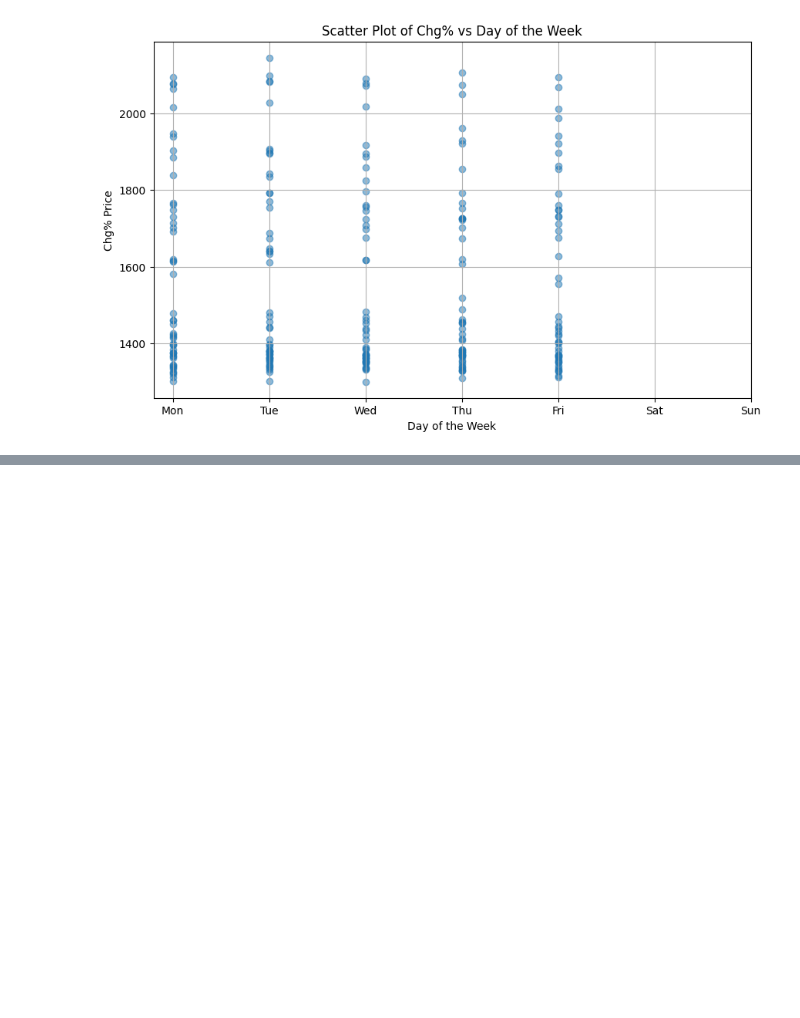
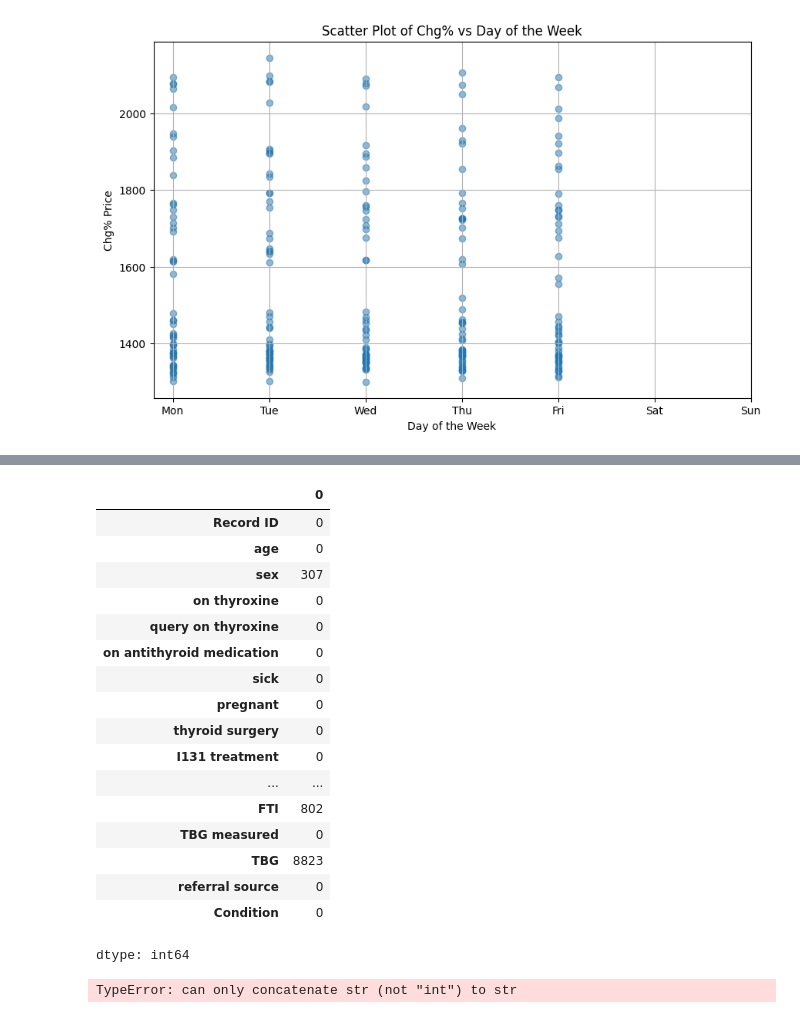
Before and after one commit to Arjun650/MachineLearning, a Jupyter notebook: Lab_02.ipynb, the cells around one changed output, grey strips where cells are left out. Cells and saved outputs as stored; diff of their text form; code cells hidden in the pictures; blank space fills up the shorter version.

```diff
--- a/Lab_02.ipynb
+++ b/Lab_02.ipynb
@@ -230,0 +314,27 @@ plt.show()
+# %%
+thyroid_df = thyroid_df.replace('?', np.nan)
+
+thyroid_df.isnull().sum()
+# %% [output]
+|  | 0 |
+| Record ID | 0 |
+| age | 0 |
+| sex | 307 |
+| on thyroxine | 0 |
+| query on thyroxine | 0 |
+| on antithyroid medication | 0 |
+| sick | 0 |
+| pregnant | 0 |
+| thyroid surgery | 0 |
+| I131 treatment | 0 |
+| ... | ... |
+| FTI | 802 |
+| TBG measured | 0 |
+| TBG | 8823 |
+| referral source | 0 |
+| Condition | 0 |
+dtype: int64
+# %%
+thyroid_df.fillna(thyroid_df.mean(), inplace=True)
+# %% [output]
+TypeError: can only concatenate str (not "int") to str
```
Also changed, not shown: parts of 6 cells of this notebook.
